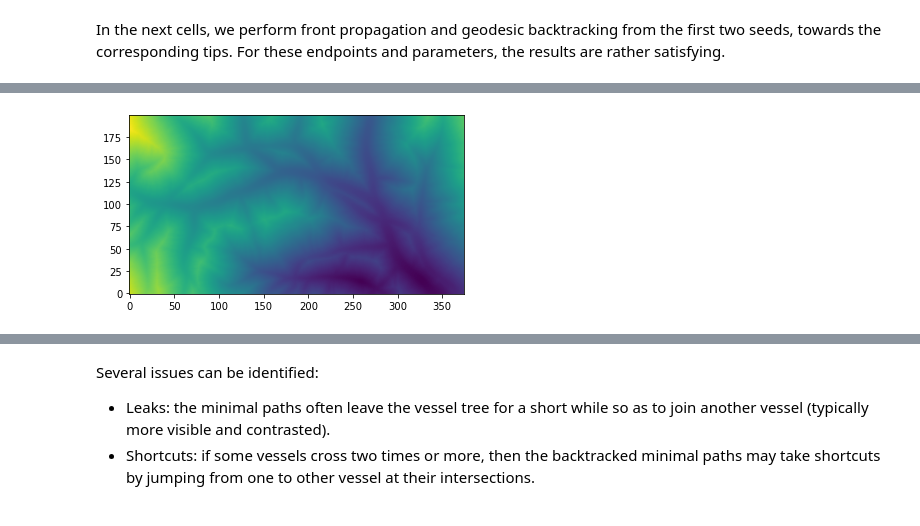
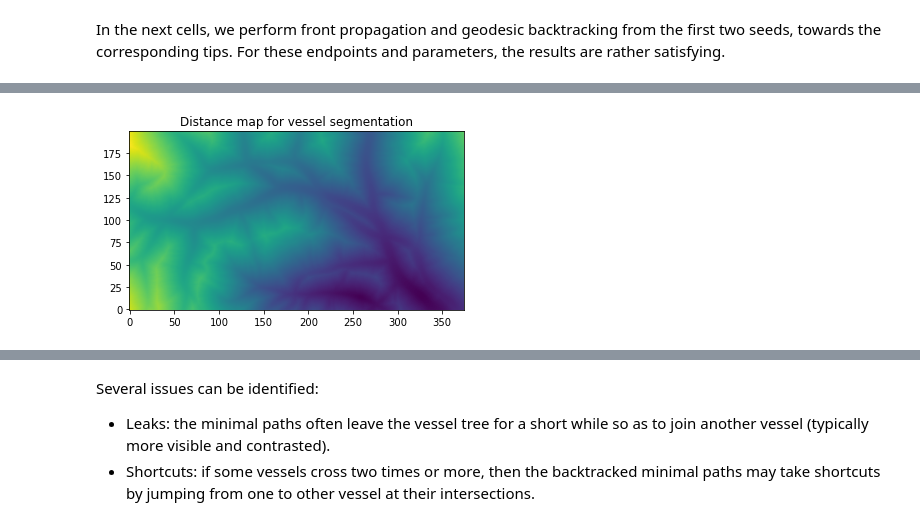
Before and after one commit to Mirebeau/AdaptiveGridDiscretizations, a Jupyter notebook: Notebooks_FMM/Tubular.ipynb, the cells around one changed output, grey strips where cells are left out. Saved outputs shown, nothing was run; the diff lists cells and outputs as text; code cells hidden in the pictures.

```diff
--- a/Notebooks_FMM/Tubular.ipynb
+++ b/Notebooks_FMM/Tubular.ipynb
@@ -421,4 +436,5 @@ Let us recall that the geodesics presented above were backtracked after a front
-# %%
-imshow(isoOut['values']);
-# %% [output]
-[figure, removed]
+# %%
+plt.title("Distance map for vessel segmentation")
+imshow(isoOut['values']);
+# %% [output]
+[figure, added]
```
Also changed, not shown: parts of 47 cells of this notebook, 1 other file.
